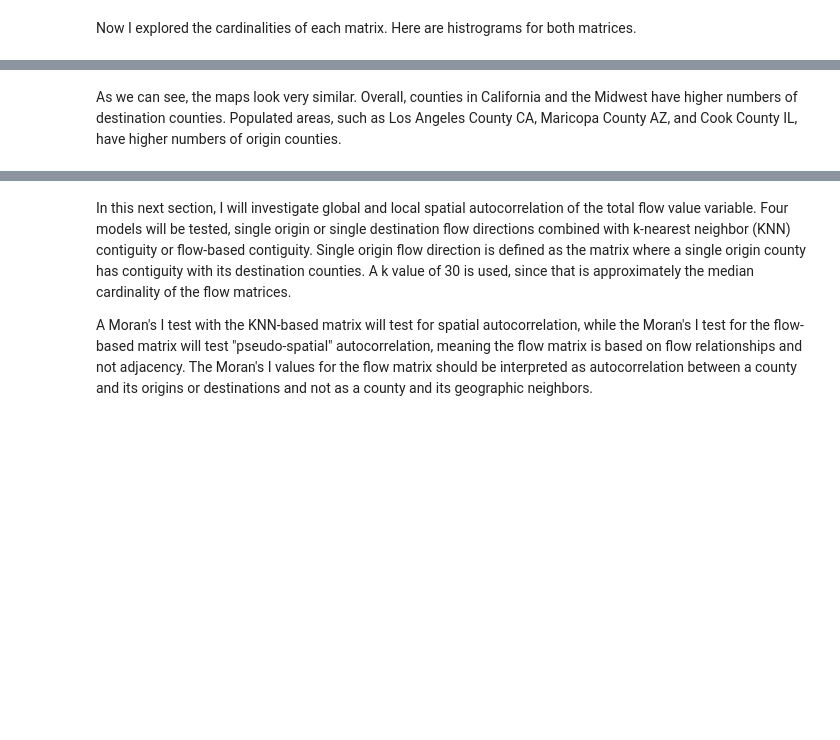
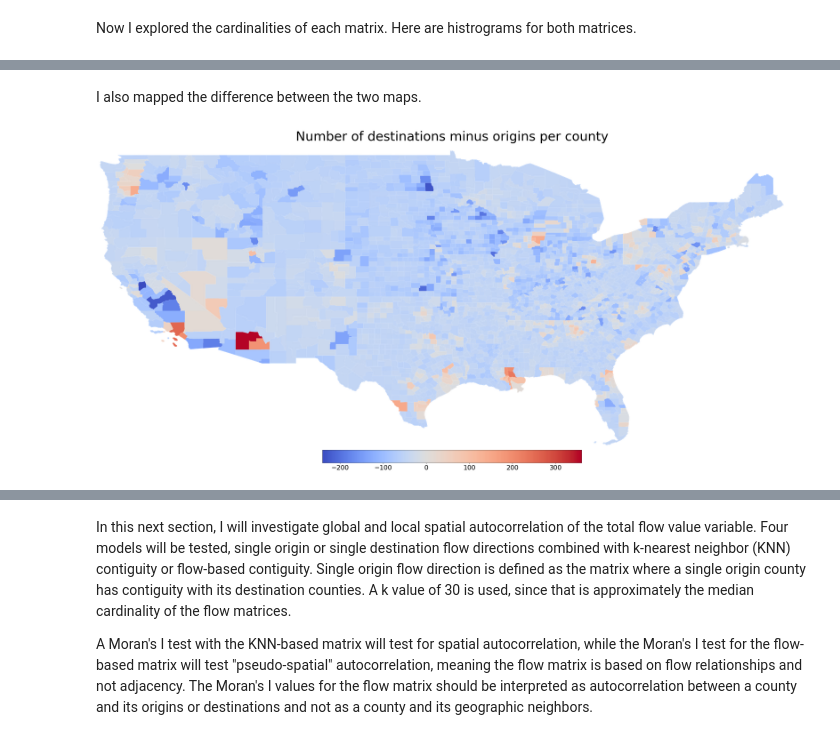
Before and after one commit to slobotsky/brianslobotsky_MnM4SDS_project, a Jupyter notebook: termproject.ipynb, the cells around one changed output, grey strips where cells are left out. Drawn from its saved outputs; the diff is of its cells as text; code cells hidden in the pictures; blank space fills up the shorter version.

```diff
--- a/termproject.ipynb
+++ b/termproject.ipynb
@@ -214,2 +215,46 @@ plt.colorbar(cm.ScalarMappable(cmap= 'coolwarm', norm = plt.Normalize(vmin = 0,
-# %% [markdown]
-As we can see, the maps look very similar. Overall, counties in California and the Midwest have higher numbers of destination counties. Populated areas, such as Los Angeles County CA, Maricopa County AZ, and Cook County IL, have higher numbers of origin counties.
+# %% [markdown]
+I also mapped the difference between the two maps.
+# %%
+# cardinality difference
+## merging the two dataframes
+card_diff = d_card.merge(o_card, how = 'left', on='FIPS')
+## creating a difference column "diff"
+card_diff['diff'] = card_diff['d_n'] - card_diff['o_n']
+## dataframe to geodataframe
+card = gp.GeoDataFrame(card_diff, geometry='geometry_x')
+
+## defining shift_colormap function to create a colormap with zero as the middle value
+def shift_colormap(cmap):
+    cdict = {
+        'red': [],
+        'green': [],
+        'blue': [],
+        'alpha': []
+    }
+    # regular index to compute the colors
+    reg_index = np.linspace(0, 1, 257)
+    # shifted index to match the data
+    shift_index = np.hstack([
+        np.linspace(0.0, 0.5, 128, endpoint=False),
+        np.linspace(0.5, 1.0, 129, endpoint=True)
+    ])
+    for ri, si in zip(reg_index, shift_index):
+        r, g, b, a = cmap(ri)
+        cdict['red'].append((si, r, r))
+        cdict['green'].append((si, g, g))
+        cdict['blue'].append((si, b, b))
+        cdict['alpha'].append((si, a, a))
+    new_cmap = colors.LinearSegmentedColormap('name', cdict)
+    plt.register_cmap(cmap=new_cmap)
+    return new_cmap
+## plotting
+fig, ax = plt.subplots(figsize=(50, 25))
+cmap = shift_colormap(cmap = plt.cm.coolwarm)
+card.plot(column = 'diff',cmap=cmap,ax=ax)
+## axes, title, and colorbar
+ax.set_xlim([-125,-65]), ax.set_ylim([24,50]), ax.axis('off'), ax.set_title('Number of destinations minus origins per county',fontdict={'fontsize':'48'})
+cbar = plt.colorbar(cm.ScalarMappable(cmap=cmap, norm = colors.DivergingNorm(vmin = card['diff'].min(), vcenter=0, vmax = card['diff'].max())), ax=ax,shrink = 0.35,orientation = 'horizontal',pad=0)
+cbar.ax.tick_params(labelsize=24)
+plt.show()
+# %% [output]
+[figure, added]
```
Also changed, not shown: parts of 15 cells of this notebook, 1 other file.
